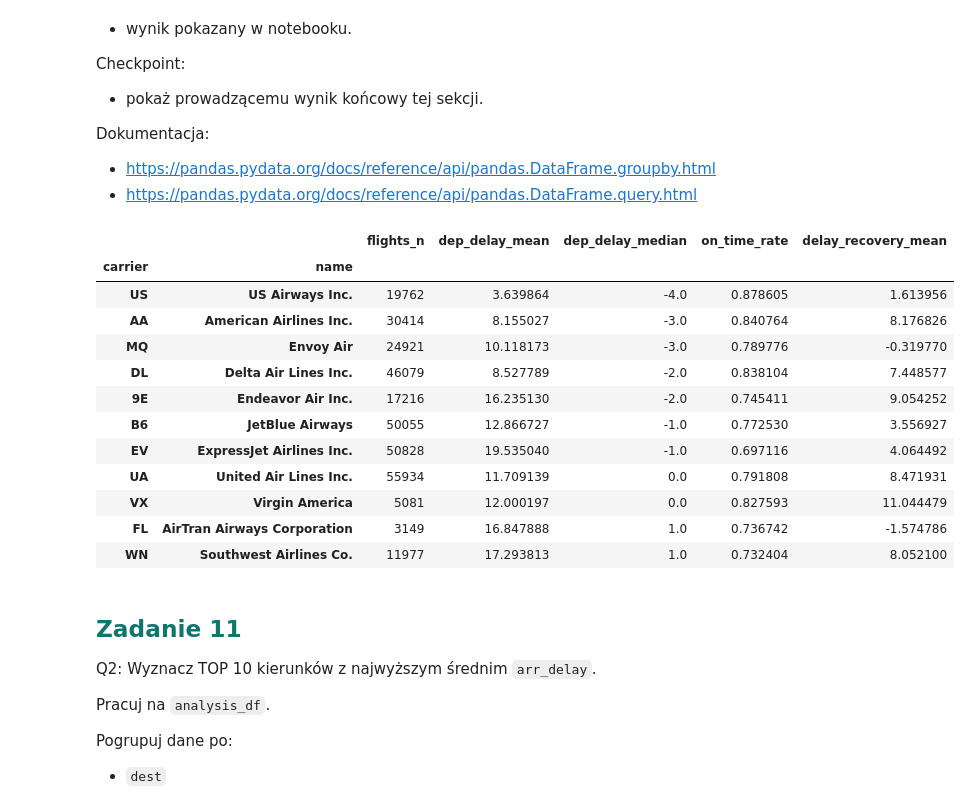
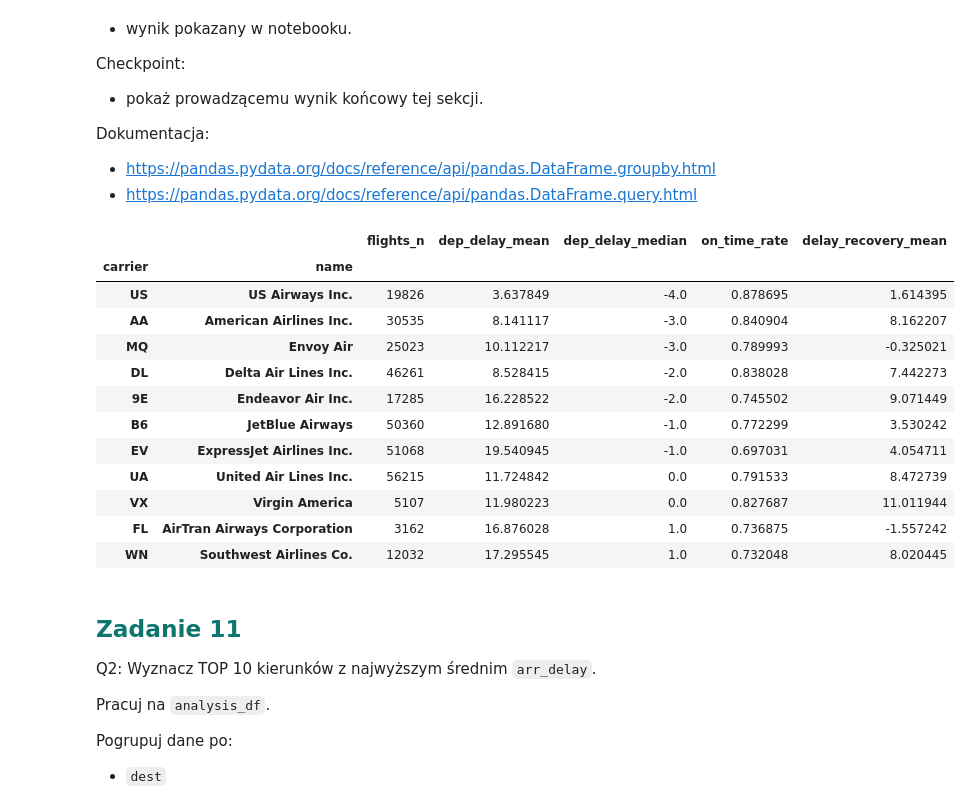
Before and after one commit to tpawlonka/AnalizaDanychPythonKurs, a Jupyter notebook: AnalizaDanychPython_Lekcja4.ipynb, the cells around one changed output. Drawn from its saved outputs; the diff is of its cells as text; code cells hidden in the pictures.

```diff
--- a/AnalizaDanychPython_Lekcja4.ipynb
+++ b/AnalizaDanychPython_Lekcja4.ipynb
@@ -1079,7 +1108,7 @@ Dokumentacja:
 # - `merge()` - połączenie z tabelą pogodową.
 # - `validate='many_to_one'` - kontrola relacji klucza.
 # - `indicator` i `value_counts(normalize=True)` - audyt dopasowania.
-analysis_df = flights_geo.copy().merge(weather_clean.copy(), on=['origin', 'year', 'month', 'day', 'hour'], validate='many_to_one', indicator='merge_weather')
+analysis_df = flights_geo.copy().merge(weather_clean.copy(), on=['origin', 'year', 'month', 'day', 'hour'], validate='many_to_one', indicator='merge_weather', how='left')
 print(analysis_df.value_counts('merge_weather'))
 print(analysis_df.value_counts('merge_weather', normalize=True))
 # %% [output]
@@ -1141,47 +1170,47 @@ Dokumentacja:
 # - `carrier`
 # - `name`
 #
 # Policz dokładnie te kolumny wynikowe:
 # - `flights_n`
 # - `dep_delay_mean`
 # - `dep_delay_median`
 # - `on_time_rate`
 # - `delay_recovery_mean`
 #
 # Przyjmij:
 # - `on_time_rate = 1 - mean(is_delayed_dep)`
 #
 # Zostaw tylko przewoźników z minimum `1000` lotów, posortuj rosnąco po `dep_delay_median` i pokaż najlepszych 15.
 #
 # Wymagane funkcje/parametry:
 # - `groupby().agg()` - agregacja po przewoźniku.
 # - `query()` - filtr minimalnej liczebności.
 # - `sort_values()` - ranking wyników.
 
 grp = analysis_df.groupby(['carrier', 'name'])
-results = pd.DataFrame({
+carrier_rank = pd.DataFrame({
     'flights_n': grp.size(),
     'dep_delay_mean': grp.dep_delay.agg('mean'),
     'dep_delay_median': grp.dep_delay.agg('median'),
     'on_time_rate': 1-grp.is_delayed_dep.agg('mean'),
     'delay_recovery_mean': grp.delay_recovery.agg('mean'),
 })
-results = results.query("flights_n >= 1000").sort_values(['dep_delay_median'], ascending=True)
-display(results.head(15))
+carrier_rank = carrier_rank.query("flights_n >= 1000").sort_values(['dep_delay_median'], ascending=True)
+display(carrier_rank.head(15))
 # %% [output]
 |  |  | flights_n | dep_delay_mean | dep_delay_median | on_time_rate | delay_recovery_mean |
 | carrier | name |  |  |  |  |  |
-| US | US Airways Inc. | 19762 | 3.639864 | -4.0 | 0.878605 | 1.613956 |
-| AA | American Airlines Inc. | 30414 | 8.155027 | -3.0 | 0.840764 | 8.176826 |
-| MQ | Envoy Air | 24921 | 10.118173 | -3.0 | 0.789776 | -0.319770 |
-| DL | Delta Air Lines Inc. | 46079 | 8.527789 | -2.0 | 0.838104 | 7.448577 |
-| 9E | Endeavor Air Inc. | 17216 | 16.235130 | -2.0 | 0.745411 | 9.054252 |
-| B6 | JetBlue Airways | 50055 | 12.866727 | -1.0 | 0.772530 | 3.556927 |
-| EV | ExpressJet Airlines Inc. | 50828 | 19.535040 | -1.0 | 0.697116 | 4.064492 |
-| UA | United Air Lines Inc. | 55934 | 11.709139 | 0.0 | 0.791808 | 8.471931 |
-| VX | Virgin America | 5081 | 12.000197 | 0.0 | 0.827593 | 11.044479 |
-| FL | AirTran Airways Corporation | 3149 | 16.847888 | 1.0 | 0.736742 | -1.574786 |
-| WN | Southwest Airlines Co. | 11977 | 17.293813 | 1.0 | 0.732404 | 8.052100 |
+| US | US Airways Inc. | 19826 | 3.637849 | -4.0 | 0.878695 | 1.614395 |
+| AA | American Airlines Inc. | 30535 | 8.141117 | -3.0 | 0.840904 | 8.162207 |
+| MQ | Envoy Air | 25023 | 10.112217 | -3.0 | 0.789993 | -0.325021 |
+| DL | Delta Air Lines Inc. | 46261 | 8.528415 | -2.0 | 0.838028 | 7.442273 |
+| 9E | Endeavor Air Inc. | 17285 | 16.228522 | -2.0 | 0.745502 | 9.071449 |
+| B6 | JetBlue Airways | 50360 | 12.891680 | -1.0 | 0.772299 | 3.530242 |
+| EV | ExpressJet Airlines Inc. | 51068 | 19.540945 | -1.0 | 0.697031 | 4.054711 |
+| UA | United Air Lines Inc. | 56215 | 11.724842 | 0.0 | 0.791533 | 8.472739 |
+| VX | Virgin America | 5107 | 11.980223 | 0.0 | 0.827687 | 11.011944 |
+| FL | AirTran Airways Corporation | 3162 | 16.876028 | 1.0 | 0.736875 | -1.557242 |
+| WN | Southwest Airlines Co. | 12032 | 17.295545 | 1.0 | 0.732048 | 8.020445 |
 # %% [markdown]
 ## <span style="color:#0f766e; font-weight:700;">Zadanie 11</span>
 
```
Also changed, not shown: parts of 10 cells of this notebook.
